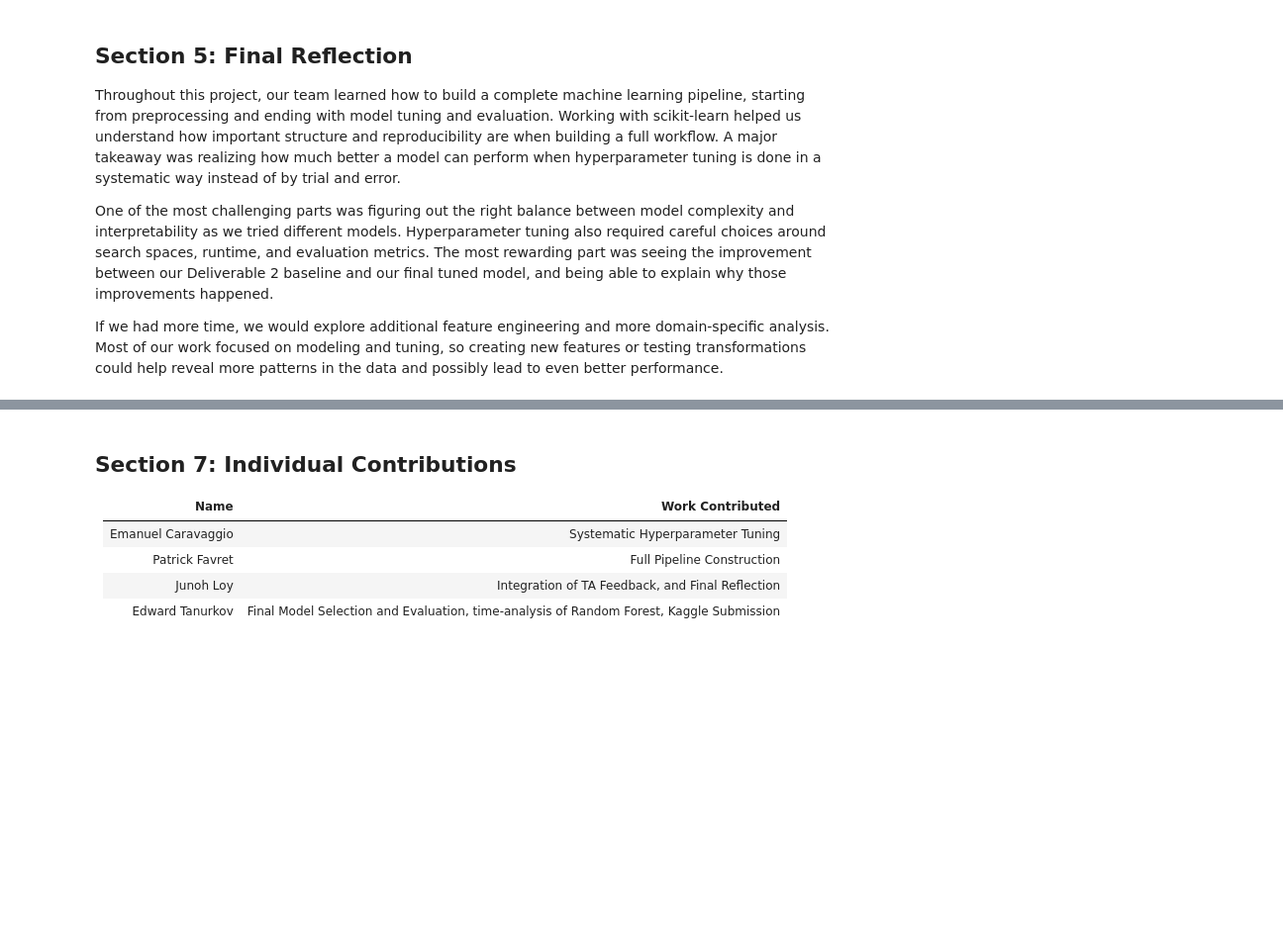
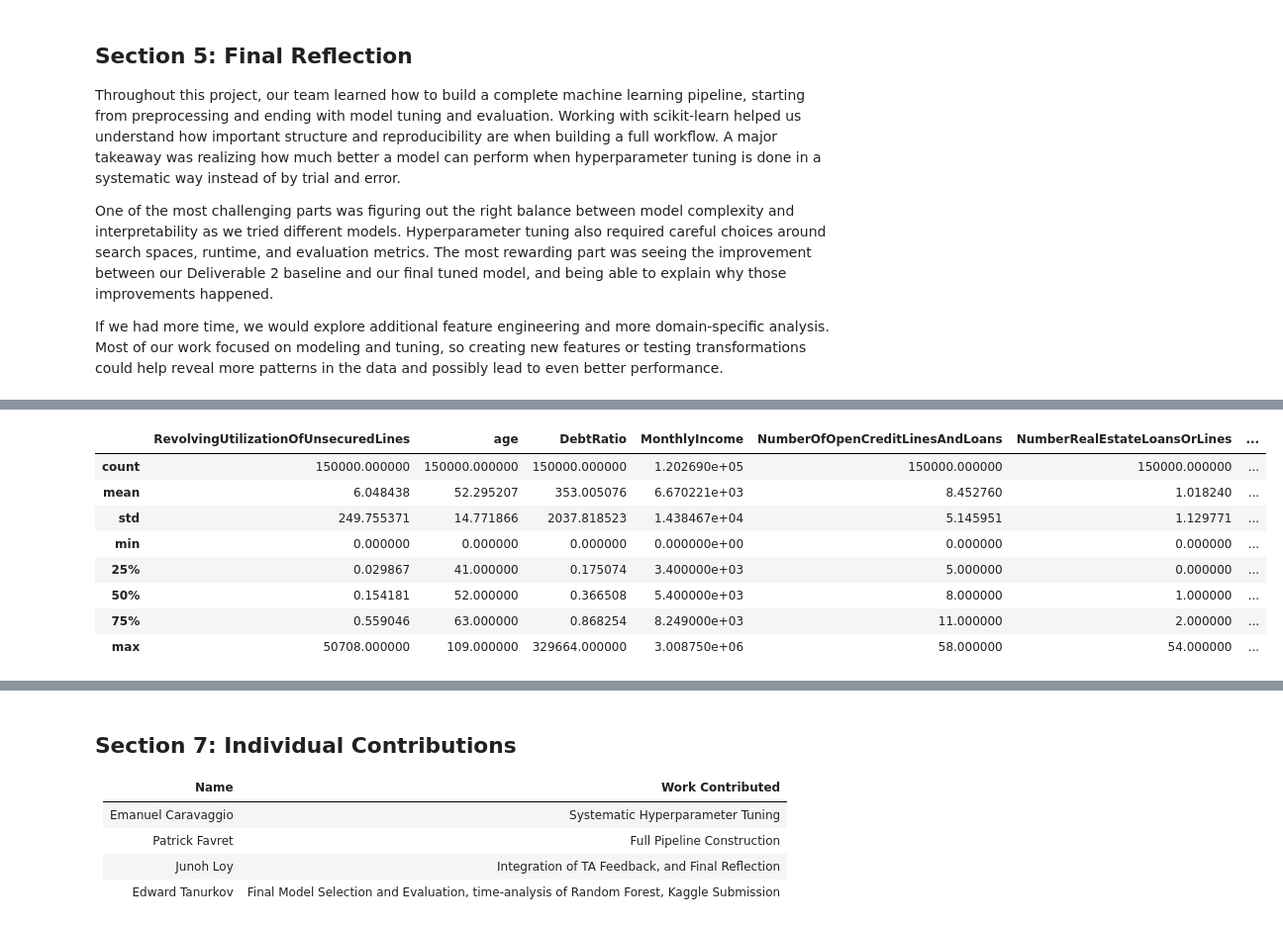
Before and after one commit to spy772/CISC-251-Project, a Jupyter notebook: deliverable-3.ipynb, the cells around one changed output, grey strips where cells are left out. Shown at 99% size. Drawn from its saved outputs; the diff is of its cells as text; code cells hidden in the pictures; blank space fills up the shorter version.

```diff
--- a/deliverable-3.ipynb
+++ b/deliverable-3.ipynb
@@ -475,0 +470,12 @@ kaggle_submission.to_csv('CISC 251 Fall 2025 Group 36.csv', index=False)
+# %%
+X.describe() # Original training data, to compare with above test data
+# %% [output]
+|  | RevolvingUtilizationOfUnsecuredLines | age | DebtRatio | MonthlyIncome | NumberOfOpenCreditLinesAndLoans | NumberRealEstateLoansOrLines | ... |
+| count | 150000.000000 | 150000.000000 | 150000.000000 | 1.202690e+05 | 150000.000000 | 150000.000000 | ... |
+| mean | 6.048438 | 52.295207 | 353.005076 | 6.670221e+03 | 8.452760 | 1.018240 | ... |
+| std | 249.755371 | 14.771866 | 2037.818523 | 1.438467e+04 | 5.145951 | 1.129771 | ... |
+| min | 0.000000 | 0.000000 | 0.000000 | 0.000000e+00 | 0.000000 | 0.000000 | ... |
+| 25% | 0.029867 | 41.000000 | 0.175074 | 3.400000e+03 | 5.000000 | 0.000000 | ... |
+| 50% | 0.154181 | 52.000000 | 0.366508 | 5.400000e+03 | 8.000000 | 1.000000 | ... |
+| 75% | 0.559046 | 63.000000 | 0.868254 | 8.249000e+03 | 11.000000 | 2.000000 | ... |
+| max | 50708.000000 | 109.000000 | 329664.000000 | 3.008750e+06 | 58.000000 | 54.000000 | ... |
```
Also changed, not shown: parts of 12 cells of this notebook.
